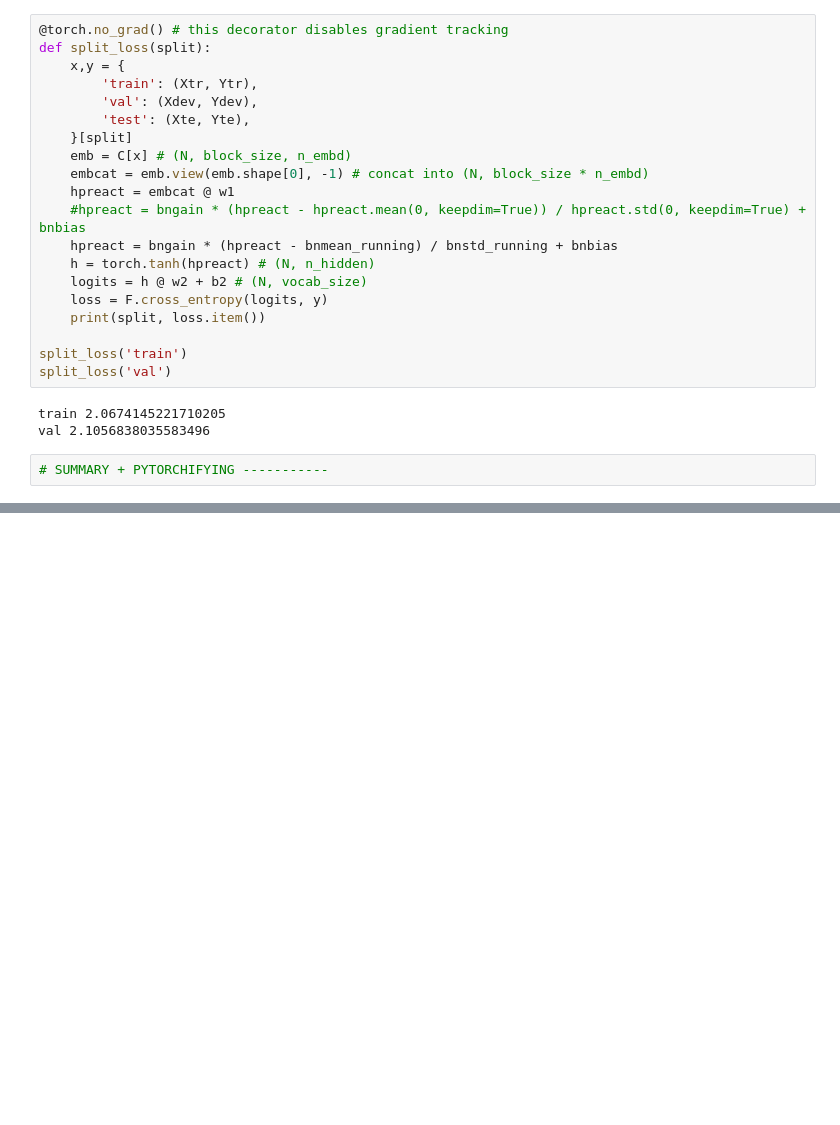
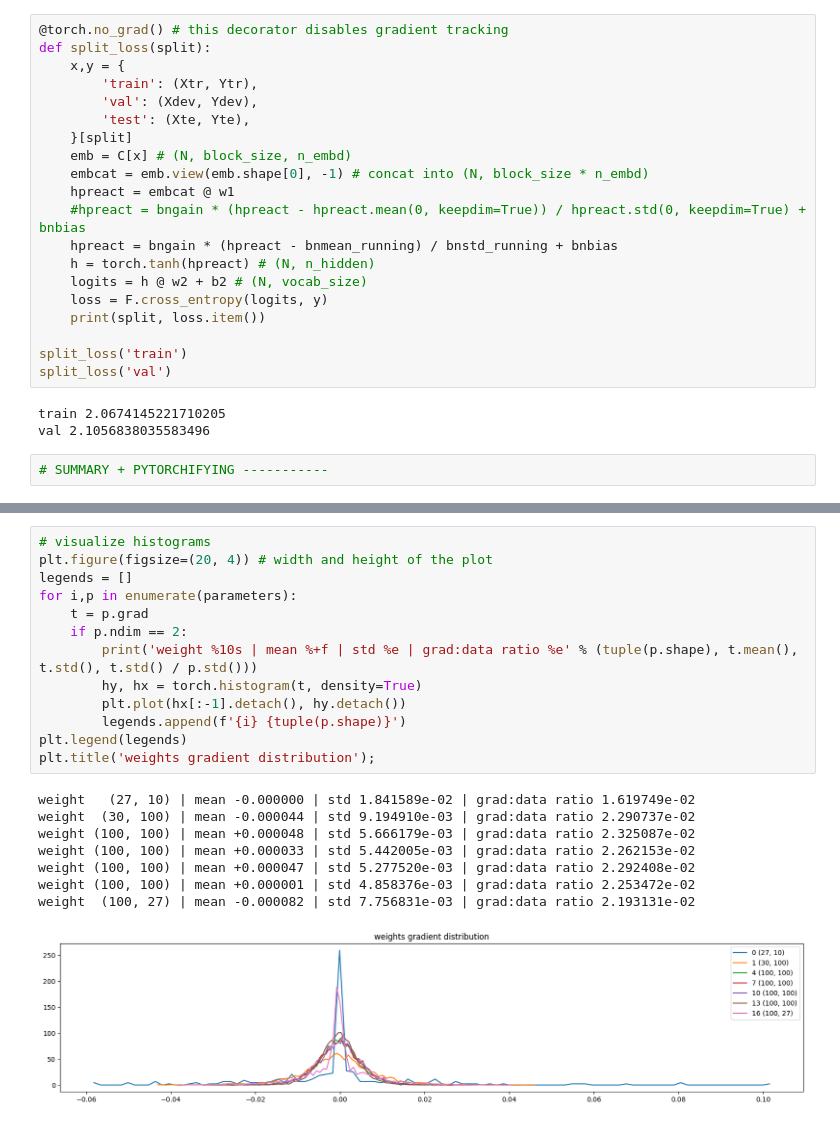
Before and after one commit to rotemfogel/nn-zero-to-hero, a Jupyter notebook: makemore/makemore_part3_bn.ipynb, the cells around one changed output, grey strips where cells are left out. Cells and saved outputs as stored; diff of their text form; blank space fills up the shorter version.

```diff
--- a/makemore/makemore_part3_bn.ipynb
+++ b/makemore/makemore_part3_bn.ipynb
@@ -305,0 +380,22 @@ for p in parameters:
+# %%
+# visualize histograms
+plt.figure(figsize=(20, 4)) # width and height of the plot
+legends = []
+for i,p in enumerate(parameters):
+    t = p.grad
+    if p.ndim == 2:
+        print('weight %10s | mean %+f | std %e | grad:data ratio %e' % (tuple(p.shape), t.mean(), t.std(), t.std() / p.std()))
+        hy, hx = torch.histogram(t, density=True)
+        plt.plot(hx[:-1].detach(), hy.detach())
+        legends.append(f'{i} {tuple(p.shape)}')
+plt.legend(legends)
+plt.title('weights gradient distribution');
+# %% [output]
+weight   (27, 10) | mean -0.000000 | std 1.841589e-02 | grad:data ratio 1.619749e-02
+weight  (30, 100) | mean -0.000044 | std 9.194910e-03 | grad:data ratio 2.290737e-02
+weight (100, 100) | mean +0.000048 | std 5.666179e-03 | grad:data ratio 2.325087e-02
+weight (100, 100) | mean +0.000033 | std 5.442005e-03 | grad:data ratio 2.262153e-02
+weight (100, 100) | mean +0.000047 | std 5.277520e-03 | grad:data ratio 2.292408e-02
+weight (100, 100) | mean +0.000001 | std 4.858376e-03 | grad:data ratio 2.253472e-02
+weight  (100, 27) | mean -0.000082 | std 7.756831e-03 | grad:data ratio 2.193131e-02
+[figure, added]
```
Also changed, not shown: parts of 9 cells of this notebook.
